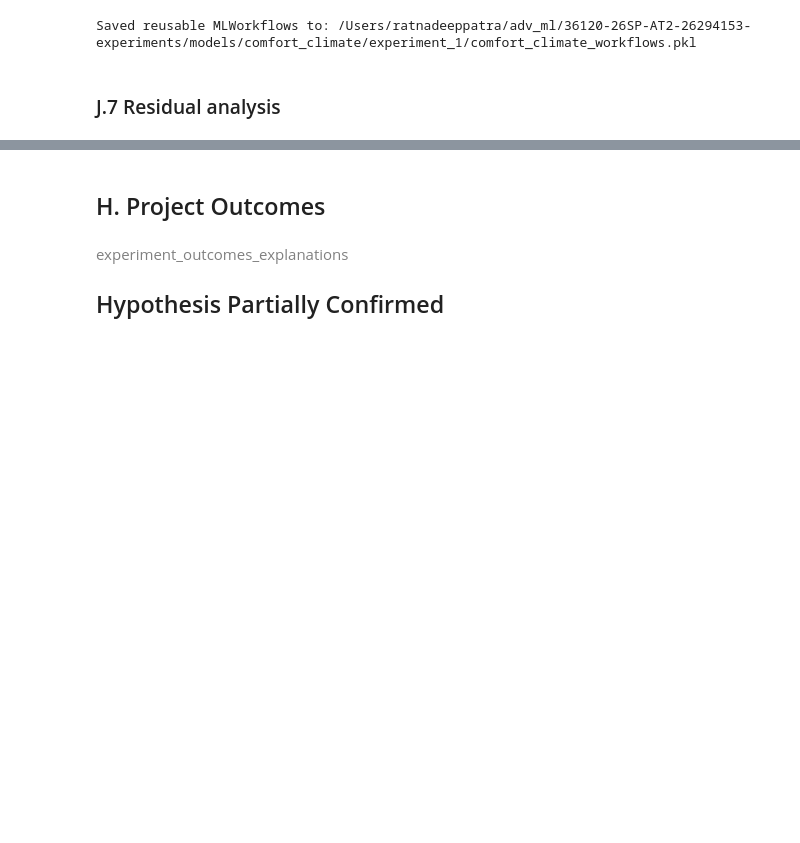
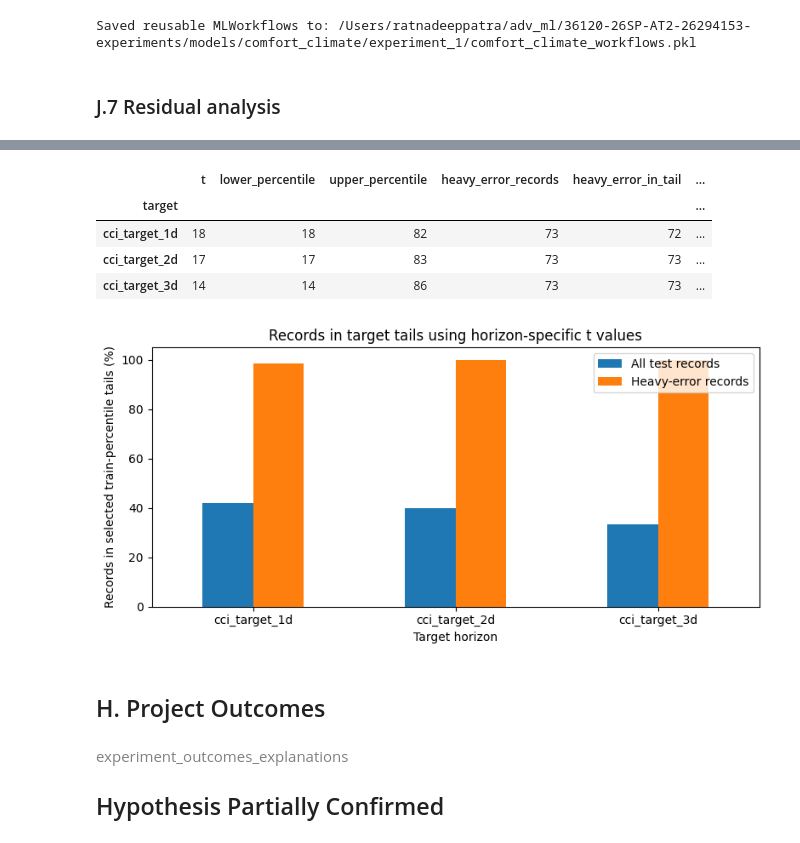
Before and after one commit to RP28/36120-26SP-AT2-26294153-experiments, a Jupyter notebook: notebooks/comfort_climate/36120_26SP_AT2_26294153_experiment_1.ipynb, the cells around one changed output, grey strips where cells are left out. Cells and saved outputs as stored; diff of their text form; code cells hidden in the pictures; blank space fills up the shorter version.

```diff
--- a/notebooks/comfort_climate/36120_26SP_AT2_26294153_experiment_1.ipynb
+++ b/notebooks/comfort_climate/36120_26SP_AT2_26294153_experiment_1.ipynb
@@ -2462,3 +2298,32 @@ Features most different in high-error records — cci_target_3d
+# %%
+selected_t_by_target = {
+    "cci_target_1d": 18,
+    "cci_target_2d": 17,
+    "cci_target_3d": 14,
+}
+
+selected_tail_summary = (
+    residual_tail_summary[
+        residual_tail_summary.apply(lambda row: row["t"] == selected_t_by_target[row["target"]], axis=1)
+    ]
+    .set_index("target")
+)
+display(selected_tail_summary.round(3))
+
+ax = (selected_tail_summary[["all_test_tail_pct", "heavy_error_tail_pct"]] * 100).plot.bar(figsize=(8, 4))
+ax.set_title("Records in target tails using horizon-specific t values")
+ax.set_xlabel("Target horizon")
+ax.set_ylabel("Records in selected train-percentile tails (%)")
+ax.legend(["All test records", "Heavy-error records"], title=None)
+plt.xticks(rotation=0)
+plt.tight_layout()
+# %% [output]
+|  | t | lower_percentile | upper_percentile | heavy_error_records | heavy_error_in_tail | ... |
+| target |  |  |  |  |  | ... |
+| cci_target_1d | 18 | 18 | 82 | 73 | 72 | ... |
+| cci_target_2d | 17 | 17 | 83 | 73 | 73 | ... |
+| cci_target_3d | 14 | 14 | 86 | 73 | 73 | ... |
+[figure, added]
 # %% [markdown]
 ## H. Project Outcomes
 
```
Also changed, not shown: parts of 19 cells of this notebook, 1 other file.
